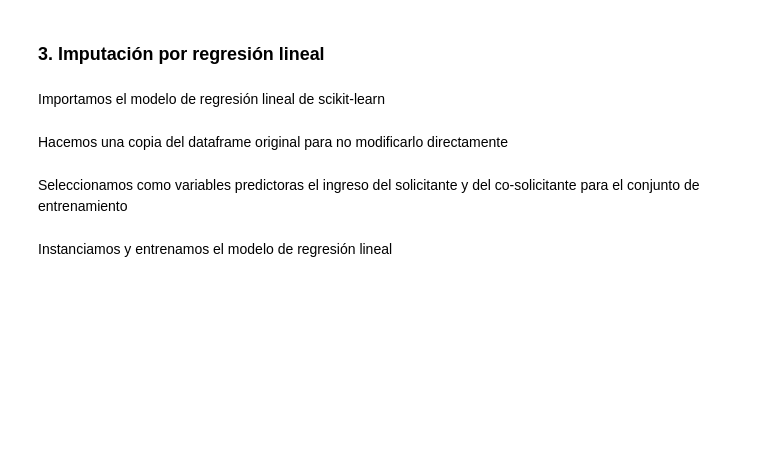
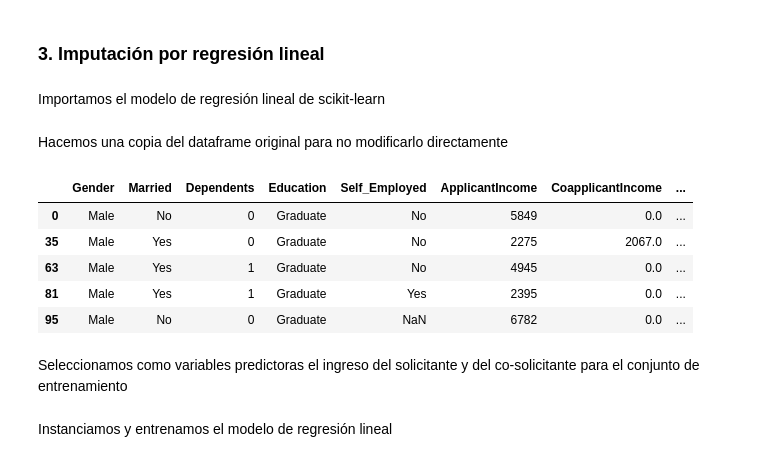
Before and after one commit to john-caballero/Data-Discovery, a Jupyter notebook: modulo3_manipulacion_datos_faltantes/Handling_Missing_Data.ipynb, the cells around one changed output. Drawn from its saved outputs; the diff is of its cells as text; code cells hidden in the pictures; blank space fills up the shorter version.

```diff
--- a/modulo3_manipulacion_datos_faltantes/Handling_Missing_Data.ipynb
+++ b/modulo3_manipulacion_datos_faltantes/Handling_Missing_Data.ipynb
@@ -69,6 +125,15 @@ train = df_reg[df_reg["LoanAmount"].notnull()]
 
 # Separamos las filas donde "LoanAmount" ES nulo (estos datos se imputarán)
 test = df_reg[df_reg["LoanAmount"].isnull()]
+# %%
+test.head()
+# %% [output]
+|  | Gender | Married | Dependents | Education | Self_Employed | ApplicantIncome | CoapplicantIncome | ... |
+| 0 | Male | No | 0 | Graduate | No | 5849 | 0.0 | ... |
+| 35 | Male | Yes | 0 | Graduate | No | 2275 | 2067.0 | ... |
+| 63 | Male | Yes | 1 | Graduate | No | 4945 | 0.0 | ... |
+| 81 | Male | Yes | 1 | Graduate | Yes | 2395 | 0.0 | ... |
+| 95 | Male | No | 0 | Graduate | NaN | 6782 | 0.0 | ... |
 # %% [markdown]
 Seleccionamos como variables predictoras el ingreso del solicitante y del co-solicitante para el conjunto de entrenamiento
 # %%
```
Also changed, not shown: parts of 32 cells of this notebook.
